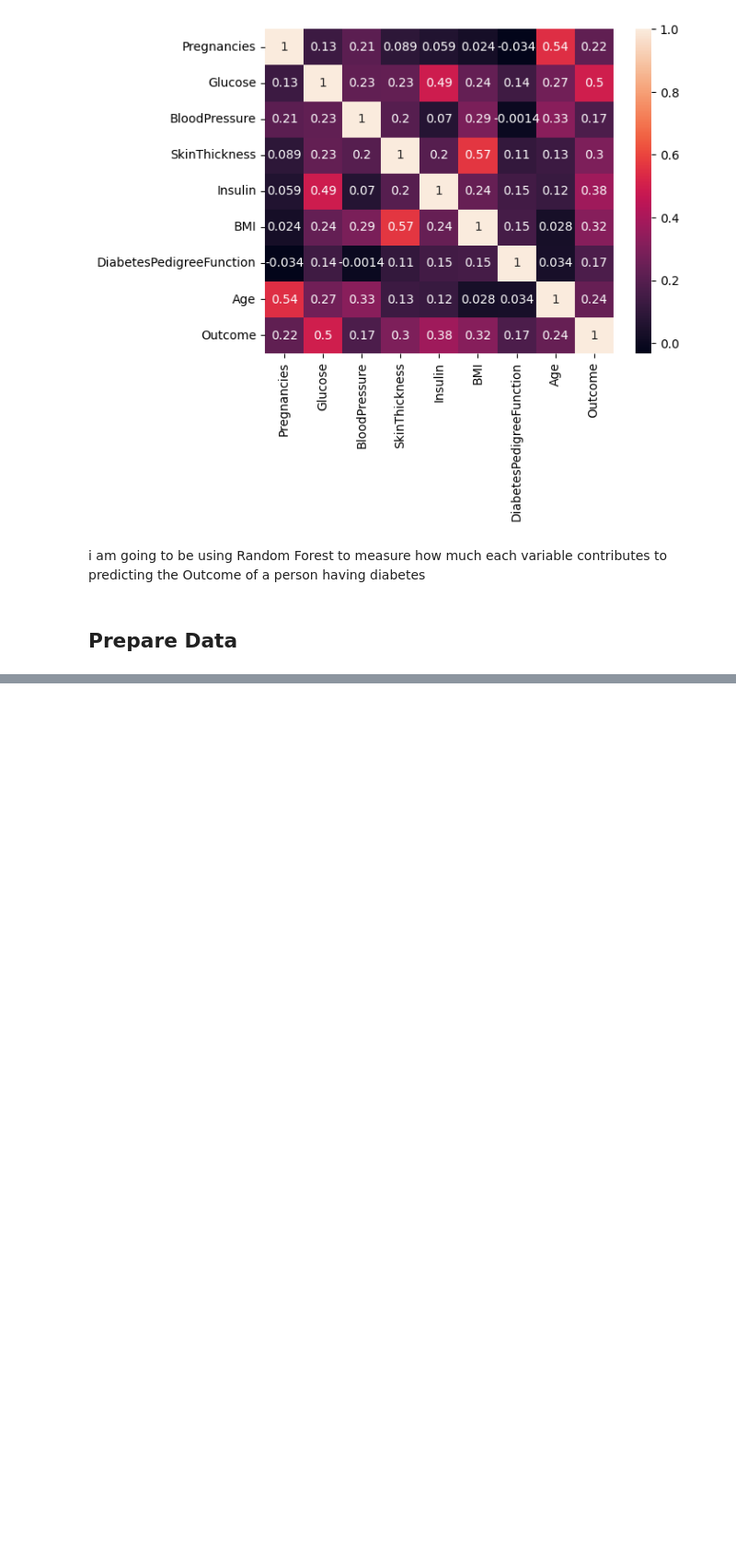
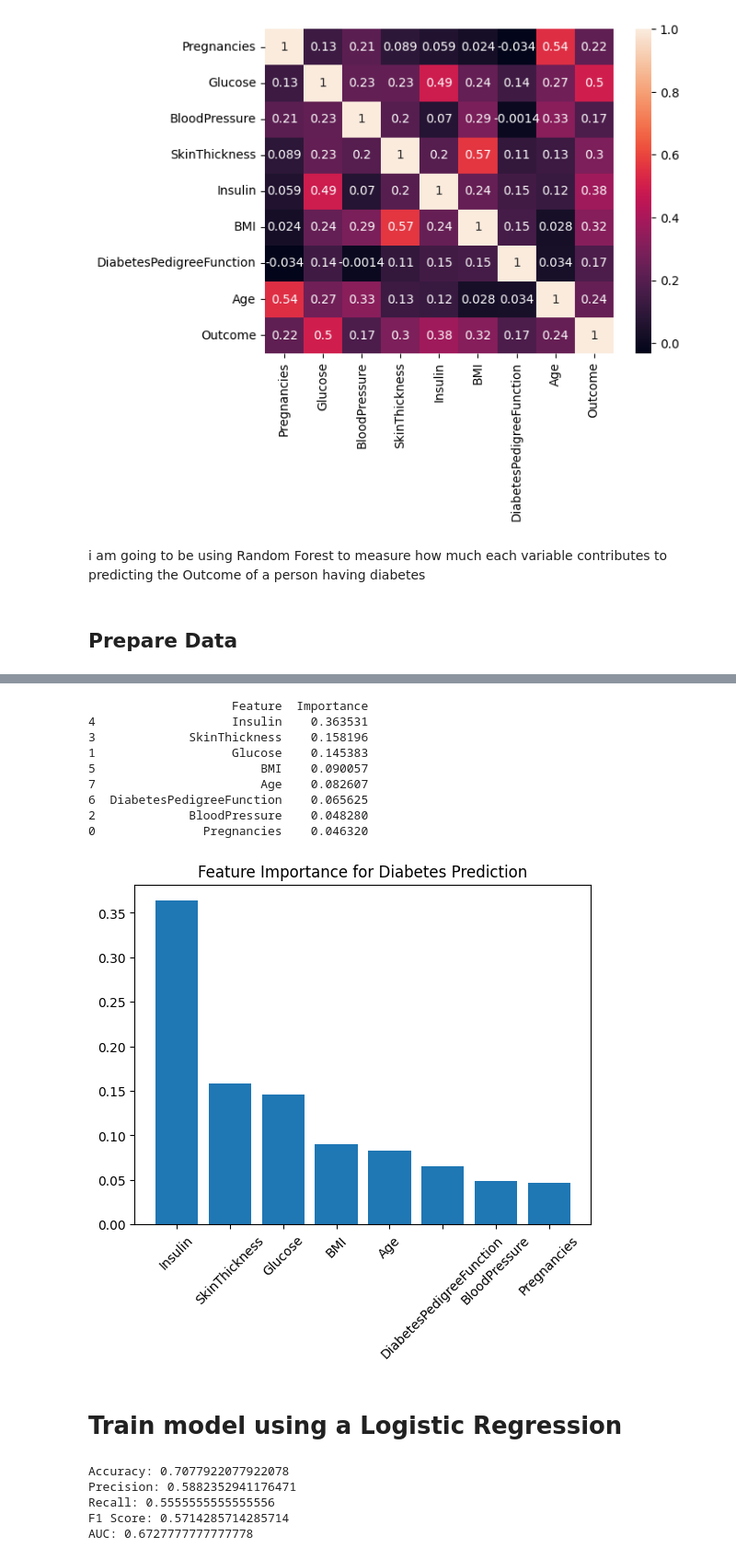
Before and after one commit to kev841/test-1, a Jupyter notebook: notebook/diabetes.ipynb, the cells around one changed output, grey strips where cells are left out. Shown at 92% size. Saved outputs shown, nothing was run; the diff lists cells and outputs as text; code cells hidden in the pictures; blank space fills up the shorter version.

```diff
--- a/notebook/diabetes.ipynb
+++ b/notebook/diabetes.ipynb
@@ -195,0 +198,27 @@ array([0.05115589, 0.15940539, 0.04671816, 0.16486596, 0.34887226,
+# %%
+# create a table to show each feature importance
+feature_importance = pd.DataFrame({
+    "Feature": X.columns,
+    "Importance": importance
+}).sort_values(by="Importance", ascending=False)
+
+print(feature_importance)
+
+# Plot
+plt.bar(feature_importance["Feature"], feature_importance["Importance"])
+plt.xticks(rotation=45)
+plt.title("Feature Importance for Diabetes Prediction")
+plt.show()
+# %% [output]
+                    Feature  Importance
+4                   Insulin    0.363531
+3             SkinThickness    0.158196
+1                   Glucose    0.145383
+5                       BMI    0.090057
+7                       Age    0.082607
+6  DiabetesPedigreeFunction    0.065625
+2             BloodPressure    0.048280
+0               Pregnancies    0.046320
+[figure, added]
+# %% [markdown]
+# Train model using a Logistic Regression
@@ -195,0 +229,28 @@ array([0.05115589, 0.15940539, 0.04671816, 0.16486596, 0.34887226,
+# %%
+#train test and split
+X_train, X_test, Y_train, Y_test = train_test_split(X, Y, test_size=0.2, random_state=42, stratify=Y)
+
+#train logistic regression model
+model = LogisticRegression(max_iter=1000) # Increased max_iter for convergence
+model.fit(X_train,Y_train)
+
+#predict
+Y_pred = model.predict(X_test)
+
+# checking the accuracy of the model
+accuracy = accuracy_score(Y_test, Y_pred)
+print("Accuracy:", accuracy)
+precision = precision_score(Y_test, Y_pred)
+print("Precision:", precision)
+recall = recall_score(Y_test, Y_pred)
+print("Recall:", recall)
+f1 = f1_score(Y_test, Y_pred)
+print("F1 Score:", f1)
+auc = roc_auc_score(Y_test, Y_pred)
+print("AUC:", auc)
+# %% [output]
+Accuracy: 0.7077922077922078
+Precision: 0.5882352941176471
+Recall: 0.5555555555555556
+F1 Score: 0.5714285714285714
+AUC: 0.6727777777777778
```
Also changed, not shown: parts of 3 cells of this notebook.
